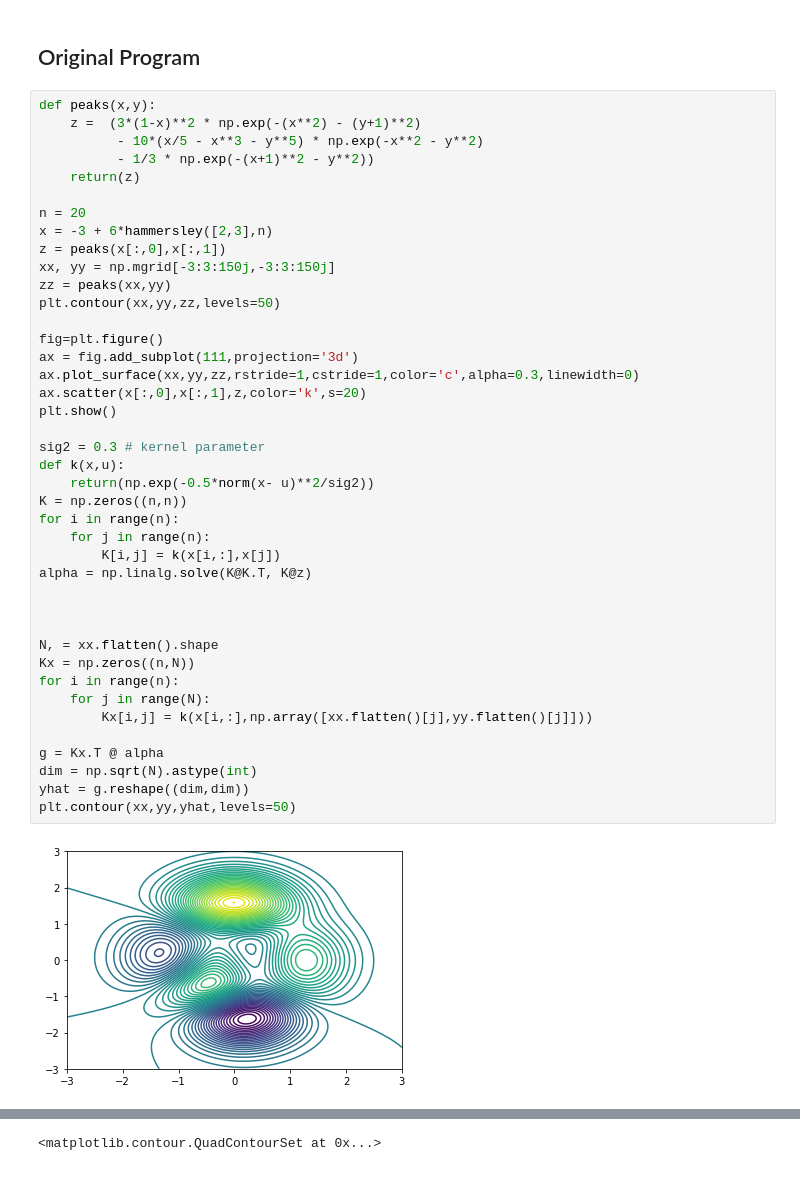
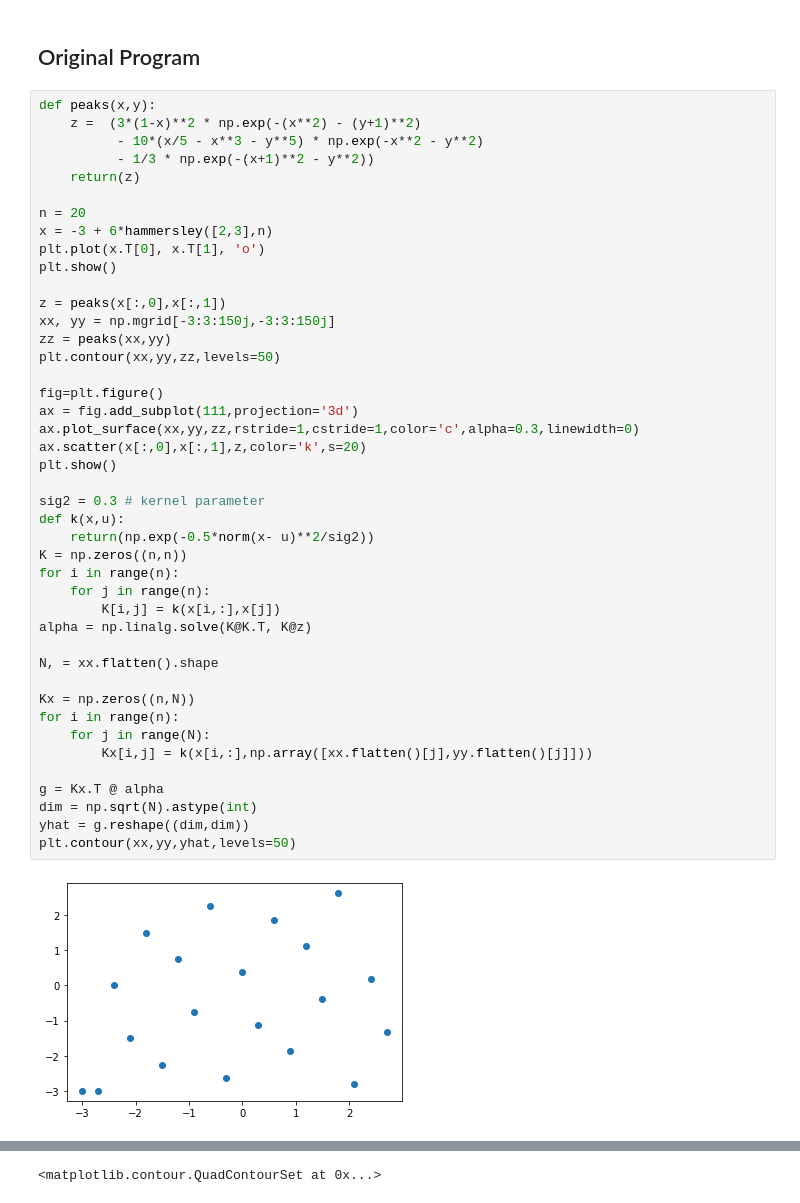
Before and after one commit to gnitnaw/Programs, a Jupyter notebook: Chapter6/peakskernel.ipynb, the cells around one changed output, grey strips where cells are left out. Saved outputs shown, nothing was run; the diff lists cells and outputs as text.

```diff
--- a/Chapter6/peakskernel.ipynb
+++ b/Chapter6/peakskernel.ipynb
@@ -79,37 +79,39 @@ def peaks(x,y):
 
 n = 20
 x = -3 + 6*hammersley([2,3],n)
+plt.plot(x.T[0], x.T[1], 'o')
+plt.show()
+
 z = peaks(x[:,0],x[:,1])
 xx, yy = np.mgrid[-3:3:150j,-3:3:150j]
 zz = peaks(xx,yy)
 plt.contour(xx,yy,zz,levels=50)
 
 fig=plt.figure()
 ax = fig.add_subplot(111,projection='3d')
 ax.plot_surface(xx,yy,zz,rstride=1,cstride=1,color='c',alpha=0.3,linewidth=0)
 ax.scatter(x[:,0],x[:,1],z,color='k',s=20)
 plt.show()
 
 sig2 = 0.3 # kernel parameter
 def k(x,u):
     return(np.exp(-0.5*norm(x- u)**2/sig2))
 K = np.zeros((n,n))
 for i in range(n):
     for j in range(n):
         K[i,j] = k(x[i,:],x[j])
 alpha = np.linalg.solve(K@K.T, K@z)
 
+N, = xx.flatten().shape
 
-
-N, = xx.flatten().shape
 Kx = np.zeros((n,N))
 for i in range(n):
     for j in range(N):
         Kx[i,j] = k(x[i,:],np.array([xx.flatten()[j],yy.flatten()[j]]))
 
 g = Kx.T @ alpha
 dim = np.sqrt(N).astype(int)
 yhat = g.reshape((dim,dim))
 plt.contour(xx,yy,yhat,levels=50)
 # %% [output]
-[figure, old version]
+[figure, new version]
```
Also changed, not shown: parts of 3 cells of this notebook.
